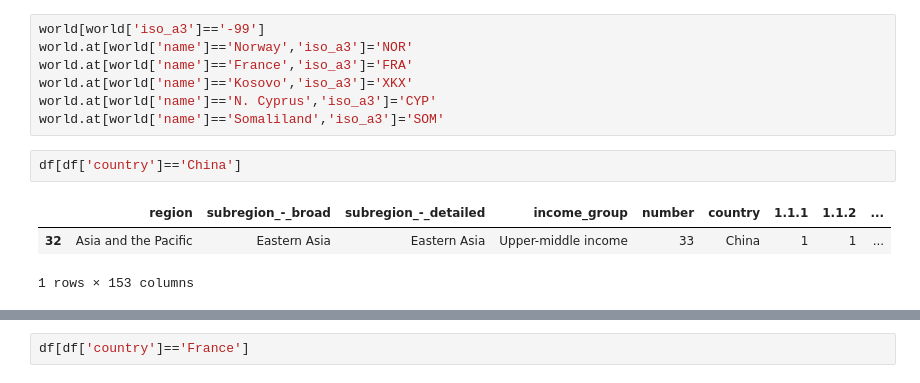
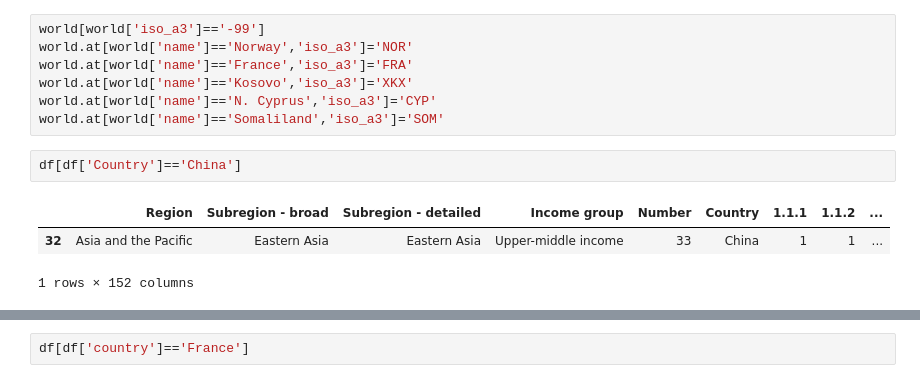
Before and after one commit to mulvrova/theethicalscan, a Jupyter notebook: JupiterNotebooks/GetAndProcessData_GlobalSlaveryIndex.ipynb, the cells around one changed output, grey strips where cells are left out. Saved outputs shown, nothing was run; the diff lists cells and outputs as text.

```diff
--- a/JupiterNotebooks/GetAndProcessData_GlobalSlaveryIndex.ipynb
+++ b/JupiterNotebooks/GetAndProcessData_GlobalSlaveryIndex.ipynb
@@ -40,11 +41,11 @@ world.at[world['name']=='Kosovo','iso_a3']='XKX'
 world.at[world['name']=='N. Cyprus','iso_a3']='CYP'
 world.at[world['name']=='Somaliland','iso_a3']='SOM'
 # %%
-df[df['country']=='China']
+df[df['Country']=='China']
 # %% [output]
-|  | region | subregion_-_broad | subregion_-_detailed | income_group | number | country | 1.1.1 | 1.1.2 | ... |
+|  | Region | Subregion - broad | Subregion - detailed | Income group | Number | Country | 1.1.1 | 1.1.2 | ... |
 | 32 | Asia and the Pacific | Eastern Asia | Eastern Asia | Upper-middle income | 33 | China | 1 | 1 | ... |
-1 rows × 153 columns
+1 rows × 152 columns
 # %%
 from geonamescache.mappers import country
 mapper = country(from_key='name', to_key='iso3')
```
Also changed, not shown: parts of 5 cells of this notebook, 2 other files.
